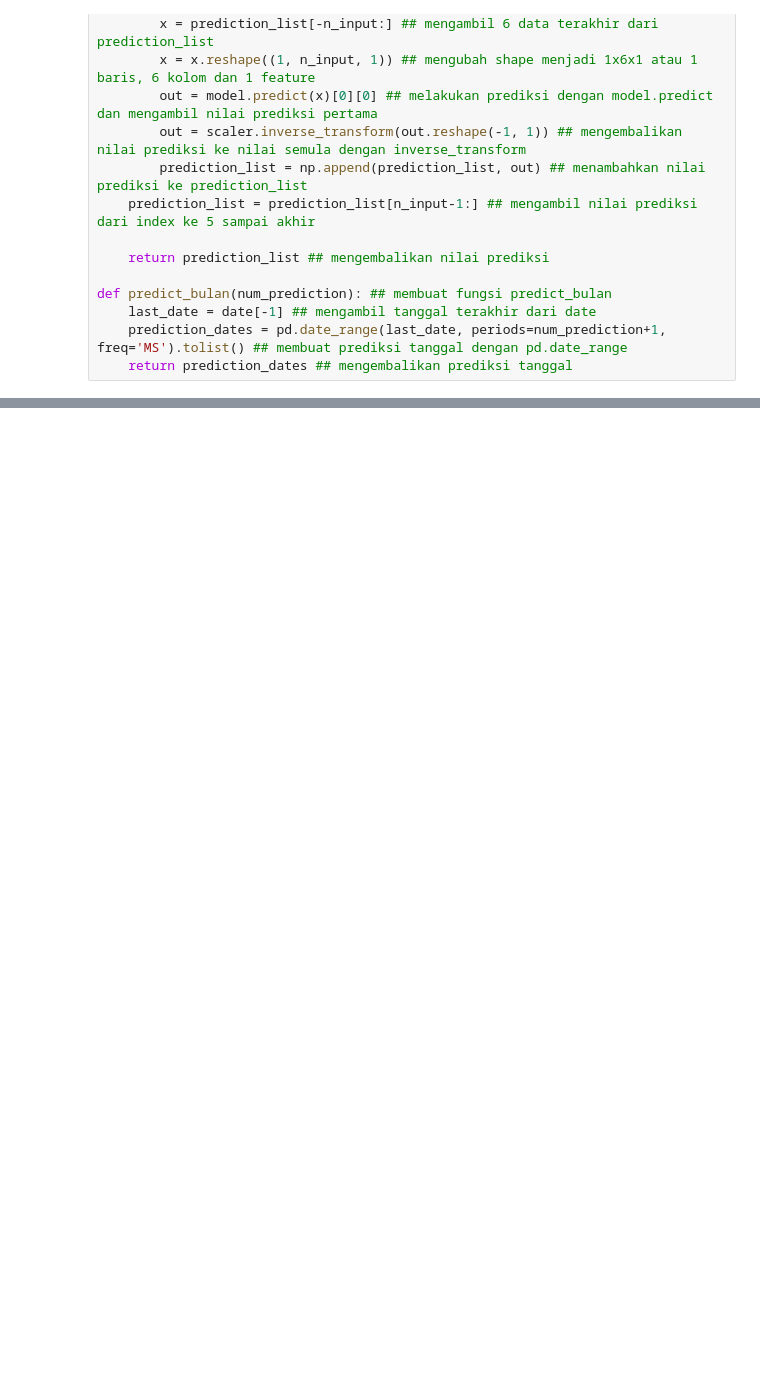
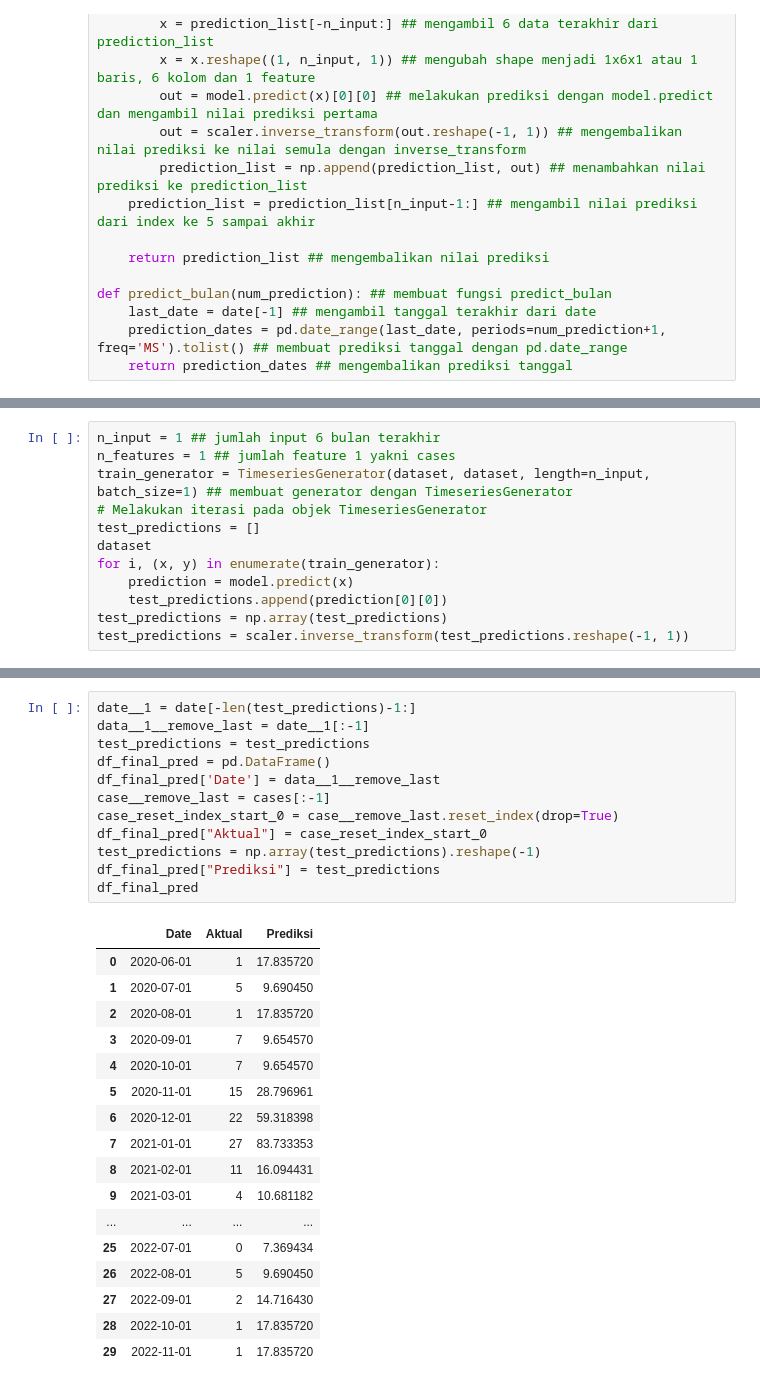
Before and after one commit to yudhaislamisulistya/project-02-streamlit, a Jupyter notebook: app.ipynb, the cells around one changed output, grey strips where cells are left out. Cells and saved outputs as stored; diff of their text form; blank space fills up the shorter version.

Commit message:
update evalution model

```diff
--- a/app.ipynb
+++ b/app.ipynb
@@ -186,0 +203,12 @@ display(df_final) ## menampilkan dataframe
+# %%
+n_input = 1 ## jumlah input 6 bulan terakhir
+n_features = 1 ## jumlah feature 1 yakni cases
+train_generator = TimeseriesGenerator(dataset, dataset, length=n_input, batch_size=1) ## membuat generator dengan TimeseriesGenerator
+# Melakukan iterasi pada objek TimeseriesGenerator
+test_predictions = []
+dataset
+for i, (x, y) in enumerate(train_generator):
+    prediction = model.predict(x)
+    test_predictions.append(prediction[0][0])
+test_predictions = np.array(test_predictions)
+test_predictions = scaler.inverse_transform(test_predictions.reshape(-1, 1))
@@ -186,0 +233,30 @@ display(df_final) ## menampilkan dataframe
+# %%
+date__1 = date[-len(test_predictions)-1:]
+data__1__remove_last = date__1[:-1]
+test_predictions = test_predictions
+df_final_pred = pd.DataFrame()
+df_final_pred['Date'] = data__1__remove_last
+case__remove_last = cases[:-1]
+case_reset_index_start_0 = case__remove_last.reset_index(drop=True)
+df_final_pred["Aktual"] = case_reset_index_start_0
+test_predictions = np.array(test_predictions).reshape(-1)
+df_final_pred["Prediksi"] = test_predictions
+df_final_pred
+# %% [output]
+|  | Date | Aktual | Prediksi |
+| 0 | 2020-06-01 | 1 | 17.835720 |
+| 1 | 2020-07-01 | 5 | 9.690450 |
+| 2 | 2020-08-01 | 1 | 17.835720 |
+| 3 | 2020-09-01 | 7 | 9.654570 |
+| 4 | 2020-10-01 | 7 | 9.654570 |
+| 5 | 2020-11-01 | 15 | 28.796961 |
+| 6 | 2020-12-01 | 22 | 59.318398 |
+| 7 | 2021-01-01 | 27 | 83.733353 |
+| 8 | 2021-02-01 | 11 | 16.094431 |
+| 9 | 2021-03-01 | 4 | 10.681182 |
+| ... | ... | ... | ... |
+| 25 | 2022-07-01 | 0 | 7.369434 |
+| 26 | 2022-08-01 | 5 | 9.690450 |
+| 27 | 2022-09-01 | 2 | 14.716430 |
+| 28 | 2022-10-01 | 1 | 17.835720 |
+| 29 | 2022-11-01 | 1 | 17.835720 |
```
Also changed, not shown: parts of 8 cells of this notebook.
